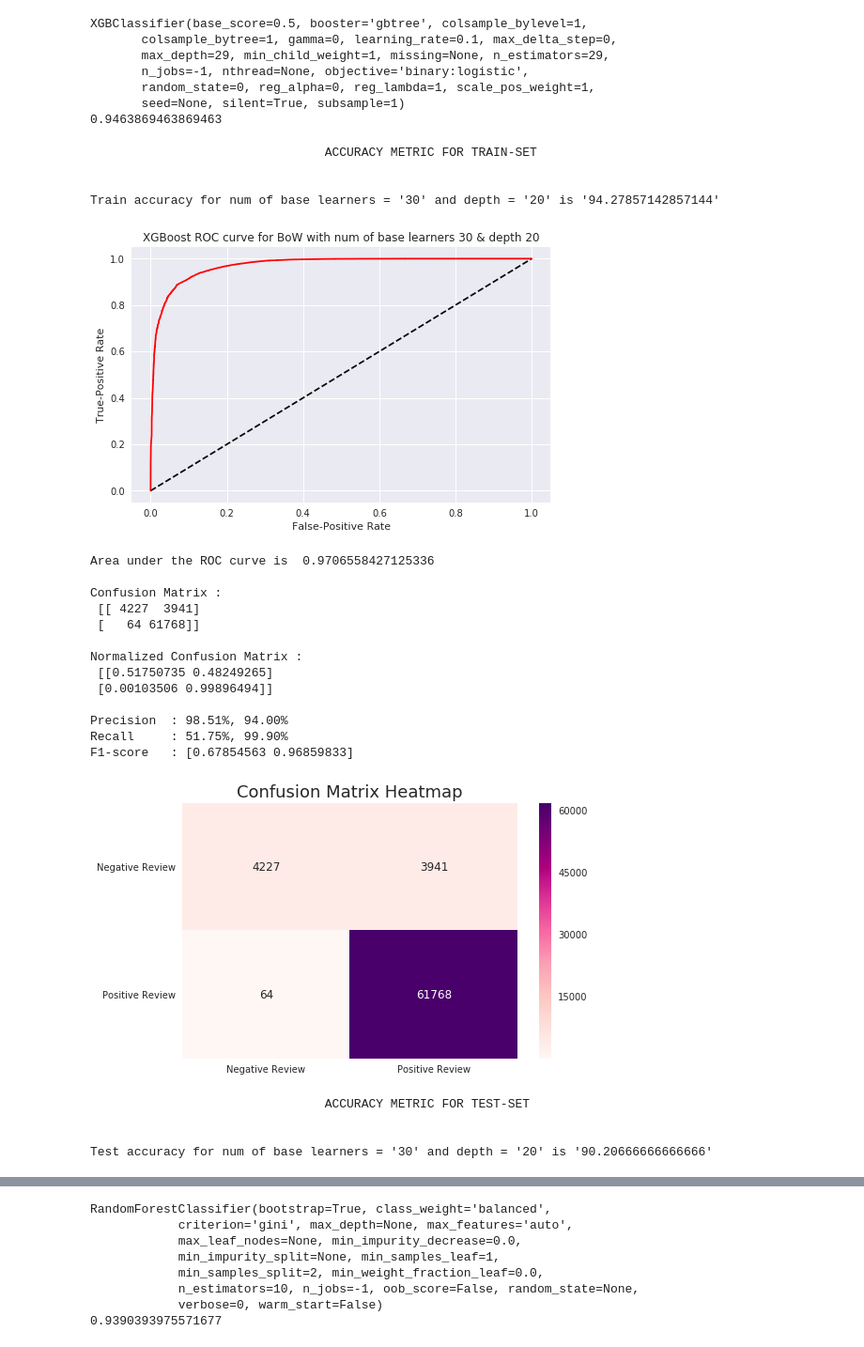
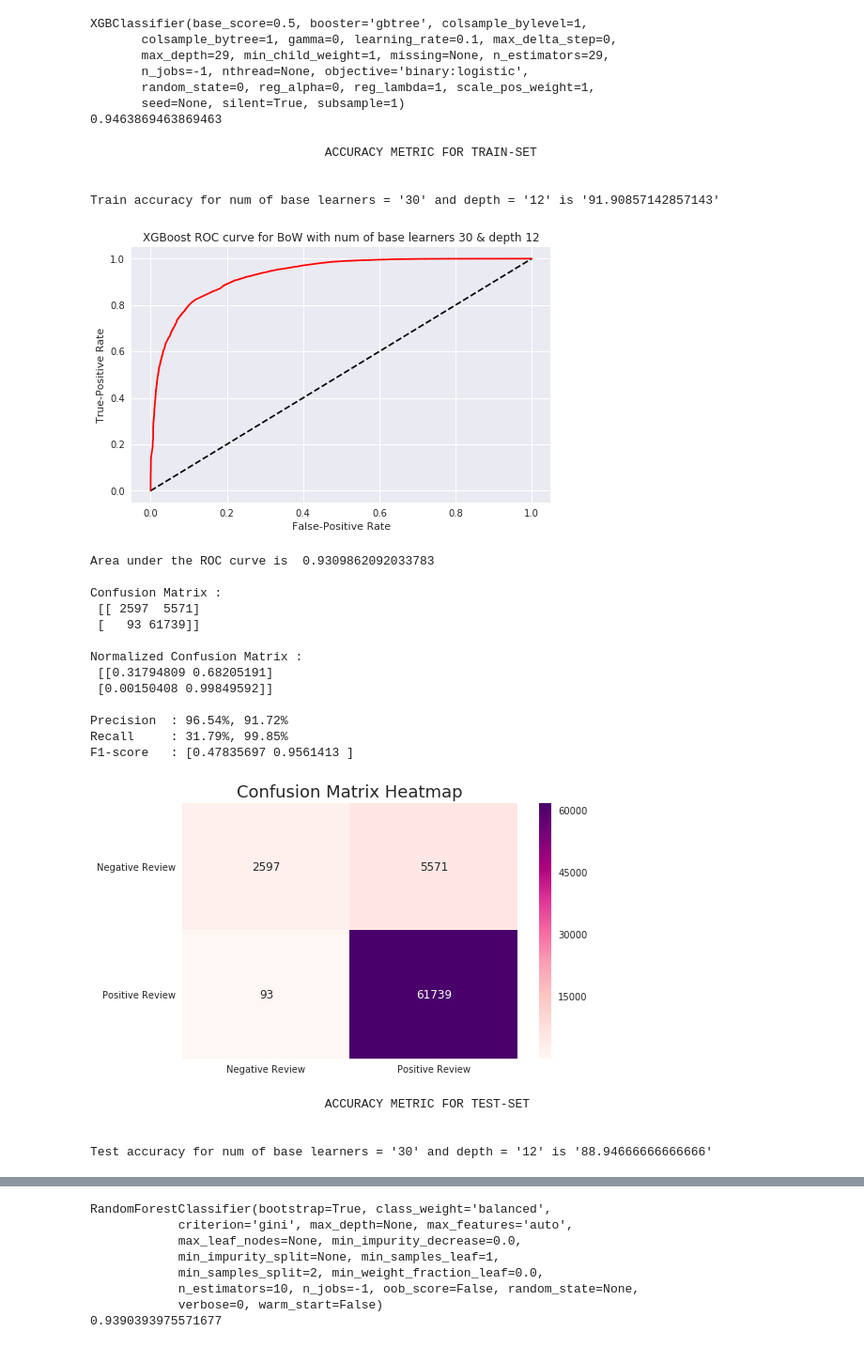
Before and after one commit to sradheya99/ML-Algorithms, a Jupyter notebook: 8.Random Forest/Untitled.ipynb, the cells around one changed output, grey strips where cells are left out. Shown at 94% size. Saved outputs shown, nothing was run; the diff lists cells and outputs as text; code cells hidden in the pictures.

```diff
--- a/8.Random Forest/Untitled.ipynb
+++ b/8.Random Forest/Untitled.ipynb
@@ -558,7 +558,7 @@ def xgb_error_comparision(cv_err, train_err):
 # plotting ROC curve along with confusion matrix
 def xgb_final_test_acc(train_data, train_score, test_data, test_score, base, d, name):
 
-    clf = xgb.XGBClassifier(max_depth=d, n_estimators=base, n_jobs=-1)
+    clf = xgb.XGBClassifier(max_depth=d, n_estimators=base, n_jobs=-1, scale_pos_weight=0.14)
     clf.fit(train_data, train_score)
 
 
@@ -874,28 +880,28 @@ XGBClassifier(base_score=0.5, booster='gbtree', colsample_bylevel=1,
        seed=None, silent=True, subsample=1)
 0.9463869463869463
 # %%
-xgb_final_test_acc(final_counts_train, train_y, final_counts_test, test_y, 30, 20, 'BoW')
+xgb_final_test_acc(final_counts_train, train_y, final_counts_test, test_y, 30, 12, 'BoW')
 # %% [output]
                                 ACCURACY METRIC FOR TRAIN-SET
 
 
-Train accuracy for num of base learners = '30' and depth = '20' is '94.27857142857144'
+Train accuracy for num of base learners = '30' and depth = '12' is '91.90857142857143'
-[figure, old version]
+[figure, new version]
-Area under the ROC curve is  0.9706558427125336
+Area under the ROC curve is  0.9309862092033783
 
 Confusion Matrix :
- [[ 4227  3941]
- [   64 61768]]
+ [[ 2597  5571]
+ [   93 61739]]
 
 Normalized Confusion Matrix :
- [[0.51750735 0.48249265]
- [0.00103506 0.99896494]]
+ [[0.31794809 0.68205191]
+ [0.00150408 0.99849592]]
 
-Precision  : 98.51%, 94.00%
-Recall     : 51.75%, 99.90%
-F1-score   : [0.67854563 0.96859833]
+Precision  : 96.54%, 91.72%
+Recall     : 31.79%, 99.85%
+F1-score   : [0.47835697 0.9561413 ]
 [figure]
                                 ACCURACY METRIC FOR TEST-SET
 
 
-Test accuracy for num of base learners = '30' and depth = '20' is '90.20666666666666'
+Test accuracy for num of base learners = '30' and depth = '12' is '88.94666666666666'
```
Also changed, not shown: parts of 43 cells of this notebook, 16 other files.
